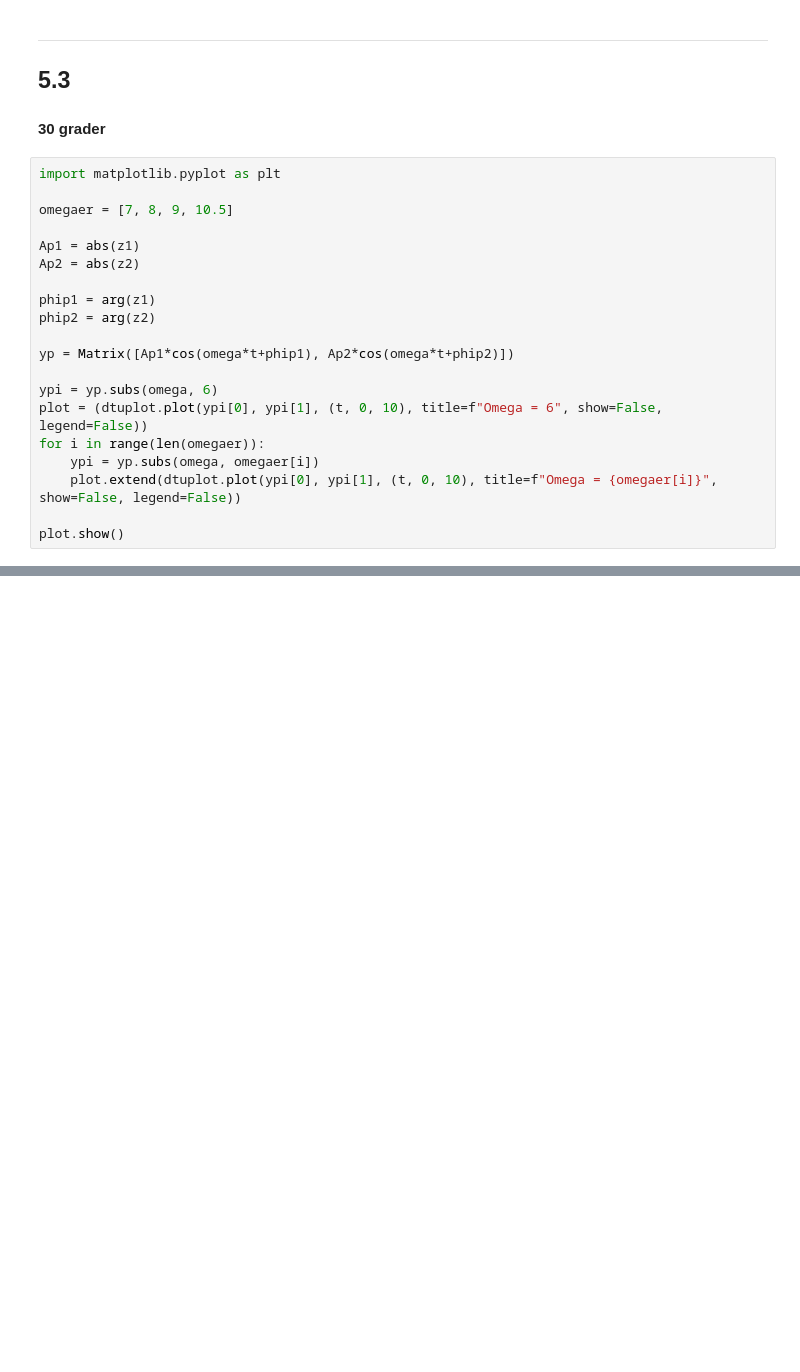
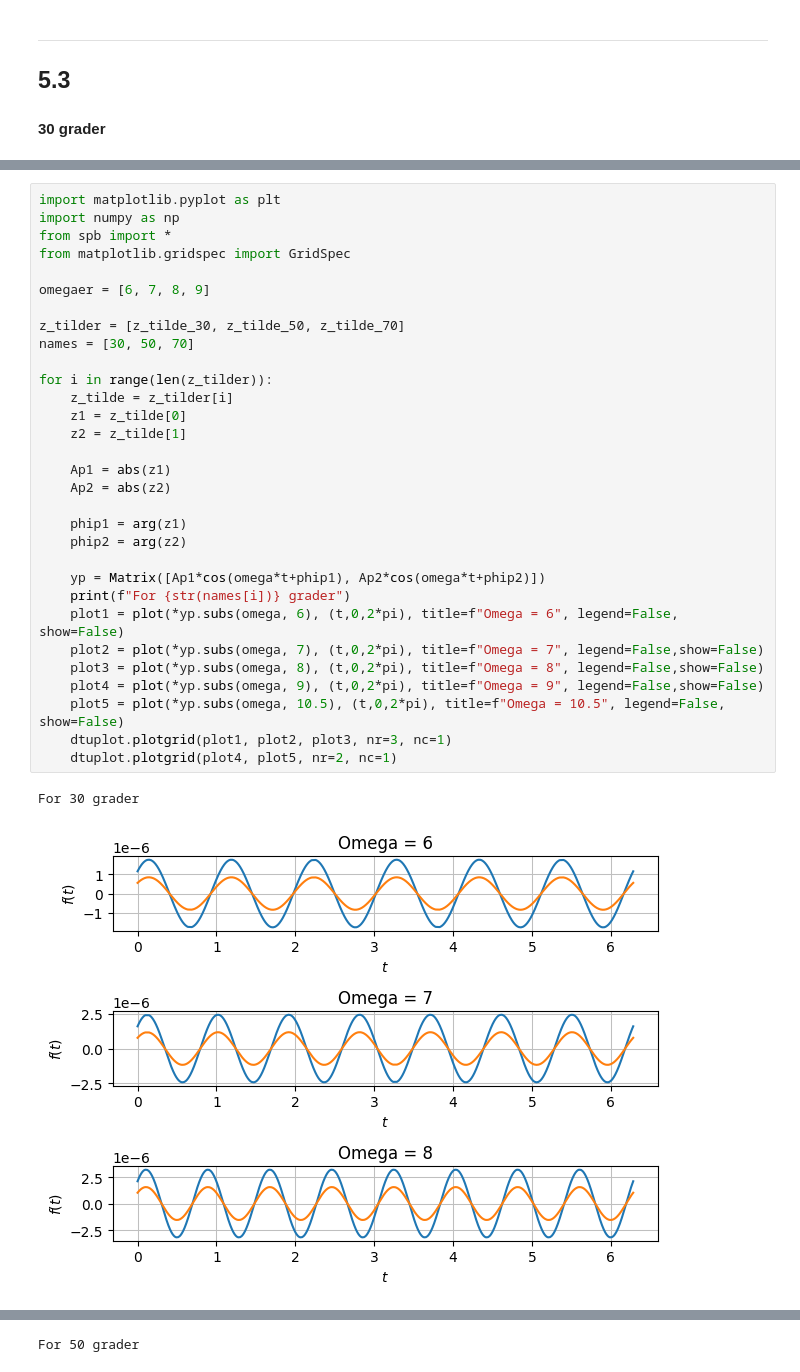
Before and after one commit to Apros7/Mat1Project, a Jupyter notebook: Opgave 5.2.ipynb, the cells around one changed output, grey strips where cells are left out. Saved outputs shown, nothing was run; the diff lists cells and outputs as text; blank space fills up the shorter version.

```diff
--- a/Opgave 5.2.ipynb
+++ b/Opgave 5.2.ipynb
@@ -60,23 +51,3 @@ $\displaystyle \left[\begin{matrix}\frac{6.5859408 \cdot 10^{-8} \omega^{4} \sin
 ---
 ## 5.3
 #### 30 grader
-# %%
-import matplotlib.pyplot as plt
-
-omegaer = [7, 8, 9, 10.5]
-
-Ap1 = abs(z1)
-Ap2 = abs(z2)
-
-phip1 = arg(z1)
-phip2 = arg(z2)
-
-yp = Matrix([Ap1*cos(omega*t+phip1), Ap2*cos(omega*t+phip2)])
-
-ypi = yp.subs(omega, 6)
-plot = (dtuplot.plot(ypi[0], ypi[1], (t, 0, 10), title=f"Omega = 6", show=False, legend=False))
-for i in range(len(omegaer)):
-    ypi = yp.subs(omega, omegaer[i])
-    plot.extend(dtuplot.plot(ypi[0], ypi[1], (t, 0, 10), title=f"Omega = {omegaer[i]}", show=False, legend=False))
-
-plot.show()
@@ -84,0 +62,34 @@ plot.show()
+# %%
+import matplotlib.pyplot as plt
+import numpy as np
+from spb import *
+from matplotlib.gridspec import GridSpec
+
+omegaer = [6, 7, 8, 9]
+
+z_tilder = [z_tilde_30, z_tilde_50, z_tilde_70]
+names = [30, 50, 70]
+
+for i in range(len(z_tilder)):
+    z_tilde = z_tilder[i]
+    z1 = z_tilde[0]
+    z2 = z_tilde[1]
+
+    Ap1 = abs(z1)
+    Ap2 = abs(z2)
+
+    phip1 = arg(z1)
+    phip2 = arg(z2)
+
+    yp = Matrix([Ap1*cos(omega*t+phip1), Ap2*cos(omega*t+phip2)])
+    print(f"For {str(names[i])} grader")
+    plot1 = plot(*yp.subs(omega, 6), (t,0,2*pi), title=f"Omega = 6", legend=False, show=False)
+    plot2 = plot(*yp.subs(omega, 7), (t,0,2*pi), title=f"Omega = 7", legend=False,show=False)
+    plot3 = plot(*yp.subs(omega, 8), (t,0,2*pi), title=f"Omega = 8", legend=False,show=False)
+    plot4 = plot(*yp.subs(omega, 9), (t,0,2*pi), title=f"Omega = 9", legend=False,show=False)
+    plot5 = plot(*yp.subs(omega, 10.5), (t,0,2*pi), title=f"Omega = 10.5", legend=False, show=False)
+    dtuplot.plotgrid(plot1, plot2, plot3, nr=3, nc=1)
+    dtuplot.plotgrid(plot4, plot5, nr=2, nc=1)
+# %% [output]
+For 30 grader
+[figure, added]
@@ -84,0 +97 @@ plot.show()
+For 50 grader
```
Also changed, not shown: parts of 9 cells of this notebook.
